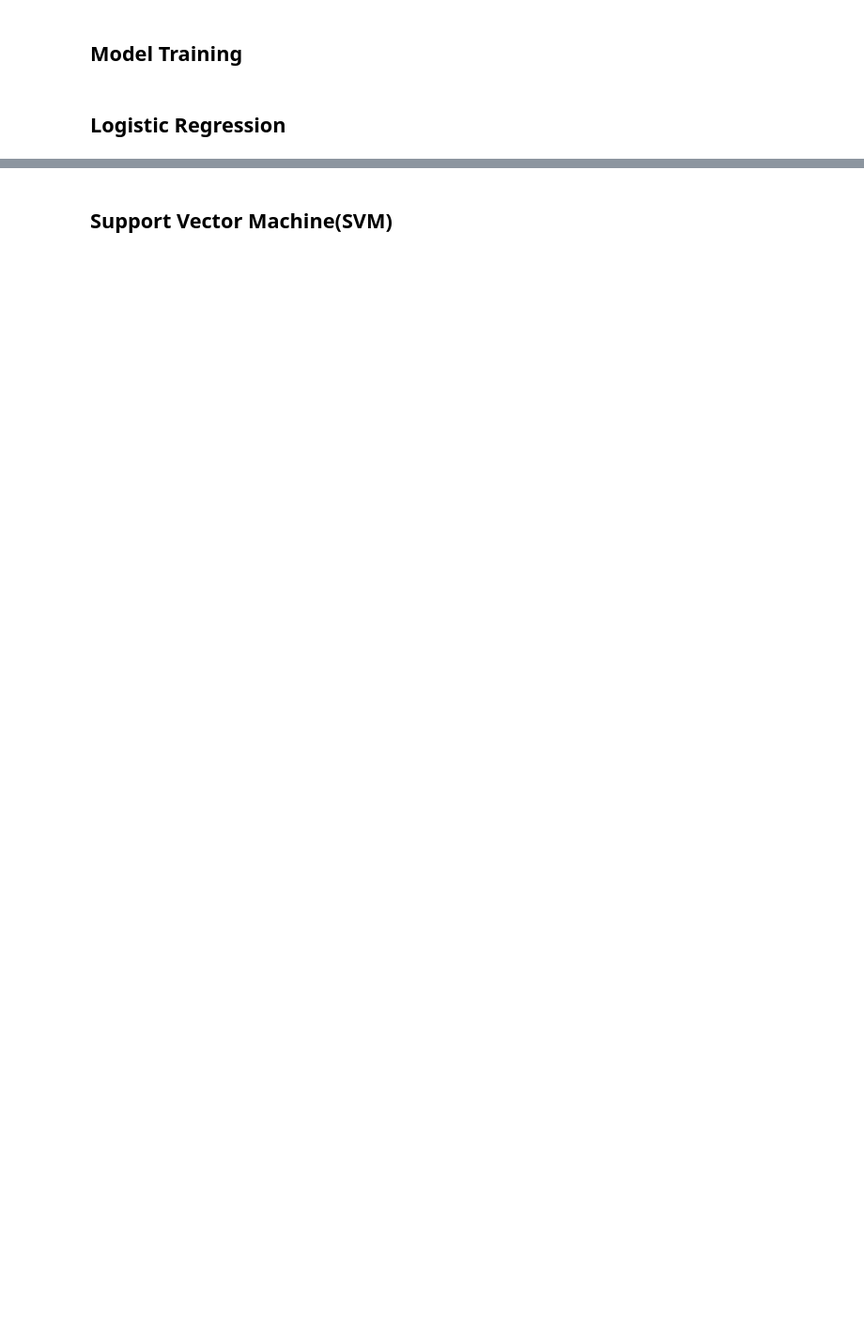
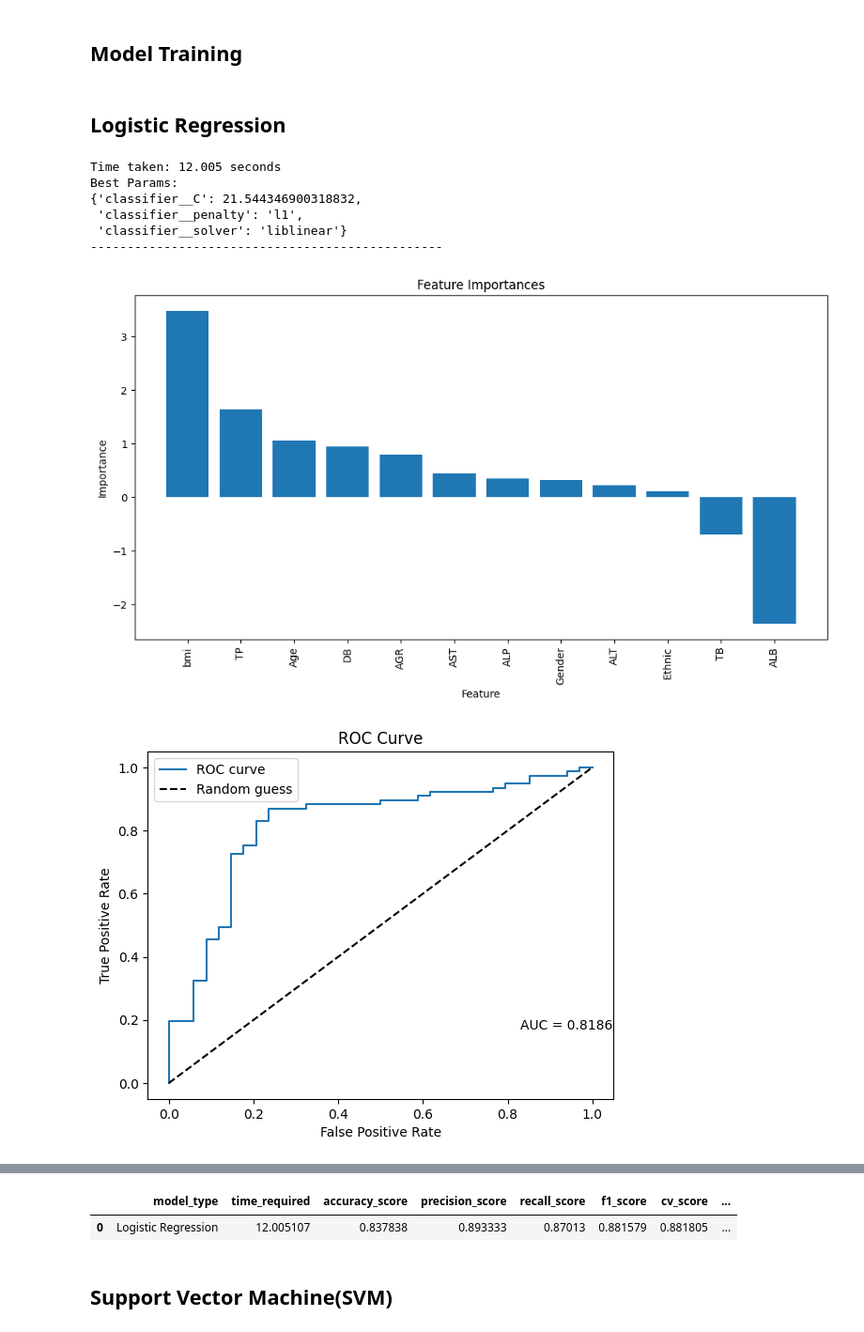
Before and after one commit to WH0102/7046_mphd, a Jupyter notebook: 22110451_assignment_4/assignment_4.ipynb, the cells around one changed output, grey strips where cells are left out. Shown at 94% size. Drawn from its saved outputs; the diff is of its cells as text; code cells hidden in the pictures; blank space fills up the shorter version.

```diff
--- a/22110451_assignment_4/assignment_4.ipynb
+++ b/22110451_assignment_4/assignment_4.ipynb
@@ -170,32 +360,41 @@ For imputation, despite the logic of how AGR being calculated, there is a lot of
 # %% [markdown]
 ## Model Training
 # %%
+# Generate random_seed
+random_seed = 168
+
 # Train Test Split
 X_train, X_test, y_train, y_test = mphd.pre_processing.train_test_split(df = df,
                                                                         independent_variables=independent_variables,
                                                                         dependent_variable = dependent_variable,
-                                                                        test_size = 0.2)
-
-# Generate random_seed
-random_seed = 168
+                                                                        test_size = 0.2,
+                                                                        random_seed = random_seed)
 # %% [markdown]
 ## Logistic Regression
 # %%
-# # Prepare the params
-# logistic_regression_params = {'classifier__penalty': ['l1', 'l2', 'elasticnet', 'none'],
-#                               'classifier__C': np.logspace(0, 4, 10),
-#                               'classifier__solver': ['liblinear'],
-#                               'classifier__max_iter': [100, 200, 300]}
+# Prepare the params
+logistic_regression_params = {'classifier__penalty': ['l1', 'l2', 'elasticnet', 'none'],
+                              'classifier__C': np.logspace(0, 4, 10),
+                              'classifier__solver': ['liblinear']}
 
-# # Build logistic regression
-# logistic_regression_grid_search, logistic_regression_time_required = mphd.machine_learning.logisticRegression(X_train = X_train,
-#                                                                                                               y_train = y_train,
-#                                                                                                               params = logistic_regression_params,
-#                                                                                                               random_seed = random_seed)
-# # Perform analysis on Random Forest
-# lr_summary_df = mphd.analyse_ml.analyse_ml(logistic_regression_grid_search,
-#                                            time_required = logistic_regression_time_required,
-#                                            model_type = "Logistic Regression",
-#                                            independent_variables=independent_variables,
-#                                            X_test=X_test, y_test=y_test)
-# lr_summary_df
+# Build logistic regression
+logistic_regression_grid_search, logistic_regression_time_required = mphd.machine_learning.logisticRegression(X_train = X_train,
+                                                                                                              y_train = y_train,
+                                                                                                              params = logistic_regression_params,
+                                                                                                              random_seed = random_seed)
+# Perform analysis on logistic regression
+lr_summary_df = mphd.analyse_ml.analyse_ml(logistic_regression_grid_search,
+                                           time_required = logistic_regression_time_required,
+                                           model_type = "Logistic Regression",
+                                           independent_variables=independent_variables,
+                                           X_test=X_test, y_test=y_test)
+lr_summary_df
+# %% [output]
+Time taken: 12.005 seconds
+Best Params:
+{'classifier__C': 21.544346900318832,
+ 'classifier__penalty': 'l1',
+ 'classifier__solver': 'liblinear'}
+------------------------------------------------
+[figure, added]
+[figure, added]
@@ -202,3 +419,5 @@ random_seed = 168
+|  | model_type | time_required | accuracy_score | precision_score | recall_score | f1_score | cv_score | ... |
+| 0 | Logistic Regression | 12.005107 | 0.837838 | 0.893333 | 0.87013 | 0.881579 | 0.881805 | ... |
 # %% [markdown]
 ## Support Vector Machine(SVM)
 # %%
```
Also changed, not shown: parts of 18 cells of this notebook, 2 other files.
